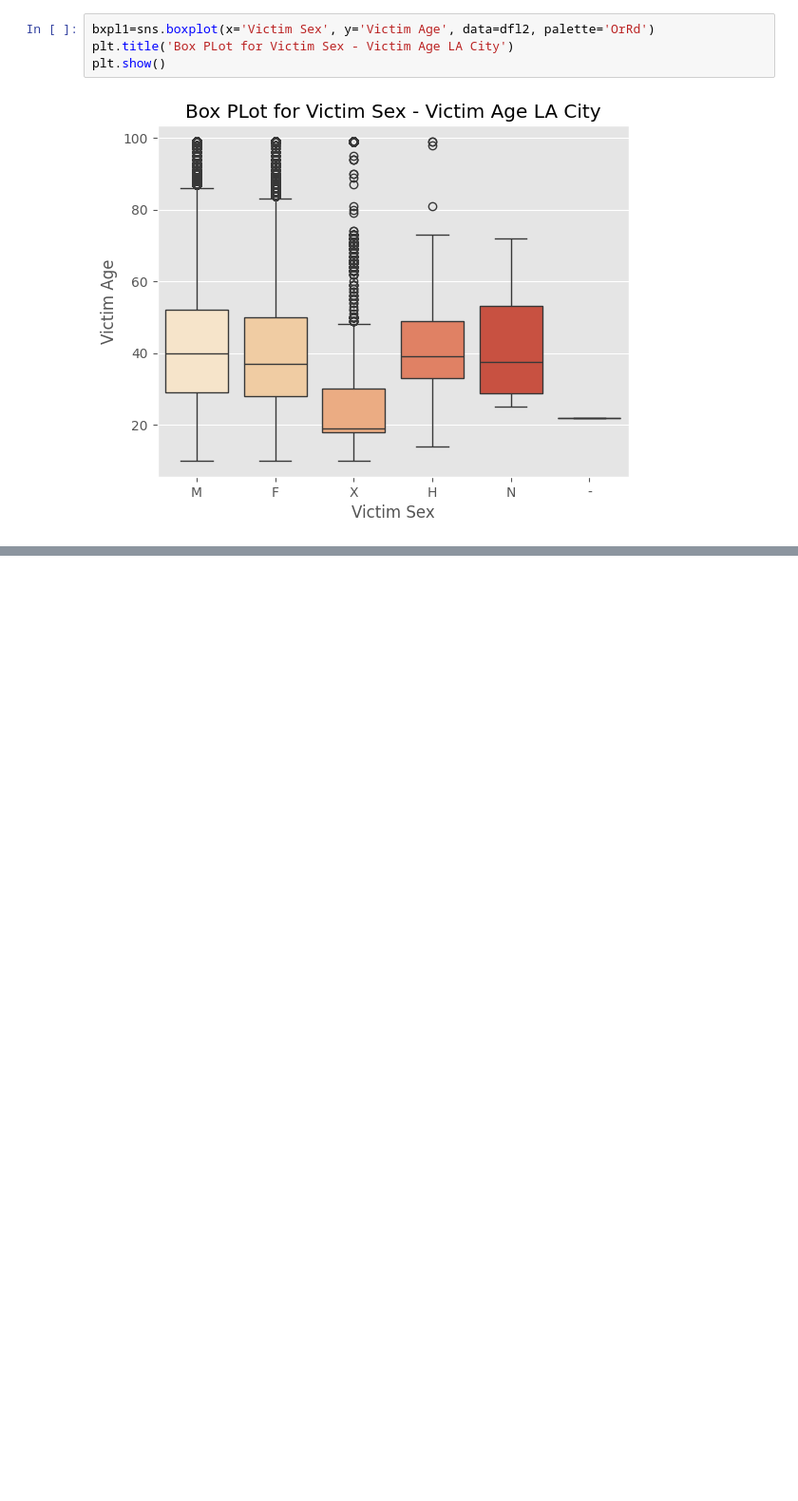
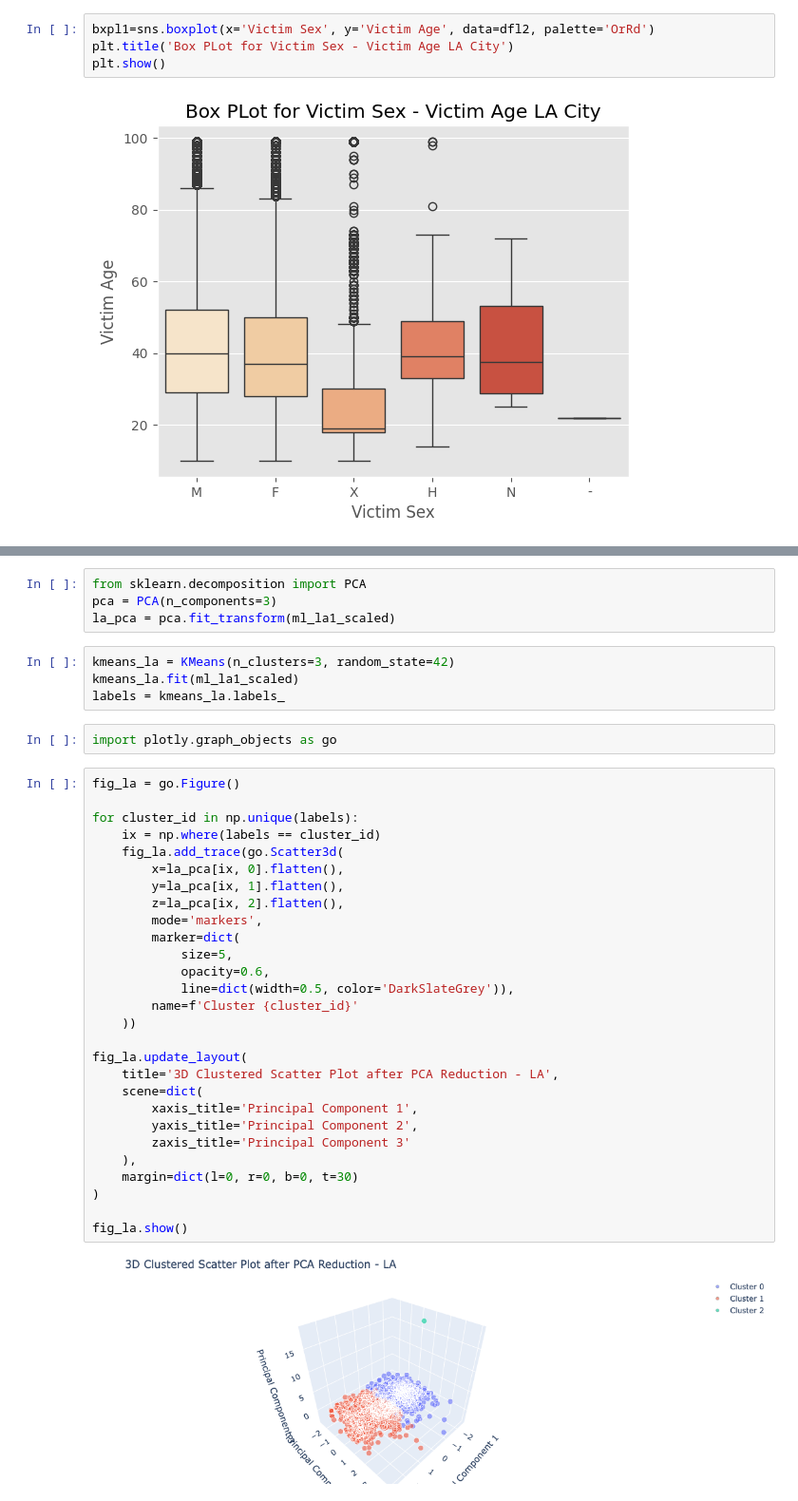
Before and after one commit to harshith-nikhil/Traffic-Analysis, a Jupyter notebook: Data EDA.ipynb, the cells around one changed output, grey strips where cells are left out. Shown at 95% size. Cells and saved outputs as stored; diff of their text form; blank space fills up the shorter version.

```diff
--- a/Data EDA.ipynb
+++ b/Data EDA.ipynb
@@ -326,0 +451,40 @@ plt.show()
+# %%
+from sklearn.decomposition import PCA
+pca = PCA(n_components=3)
+la_pca = pca.fit_transform(ml_la1_scaled)
+# %%
+kmeans_la = KMeans(n_clusters=3, random_state=42)
+kmeans_la.fit(ml_la1_scaled)
+labels = kmeans_la.labels_
+# %%
+import plotly.graph_objects as go
+# %%
+fig_la = go.Figure()
+
+for cluster_id in np.unique(labels):
+    ix = np.where(labels == cluster_id)
+    fig_la.add_trace(go.Scatter3d(
+        x=la_pca[ix, 0].flatten(),
+        y=la_pca[ix, 1].flatten(),
+        z=la_pca[ix, 2].flatten(),
+        mode='markers',
+        marker=dict(
+            size=5,
+            opacity=0.6,
+            line=dict(width=0.5, color='DarkSlateGrey')),
+        name=f'Cluster {cluster_id}'
+    ))
+
+fig_la.update_layout(
+    title='3D Clustered Scatter Plot after PCA Reduction - LA',
+    scene=dict(
+        xaxis_title='Principal Component 1',
+        yaxis_title='Principal Component 2',
+        zaxis_title='Principal Component 3'
+    ),
+    margin=dict(l=0, r=0, b=0, t=30)
+)
+
+fig_la.show()
+# %% [output]
+[figure, added]
```
Also changed, not shown: parts of 21 cells of this notebook, 2 other files.
